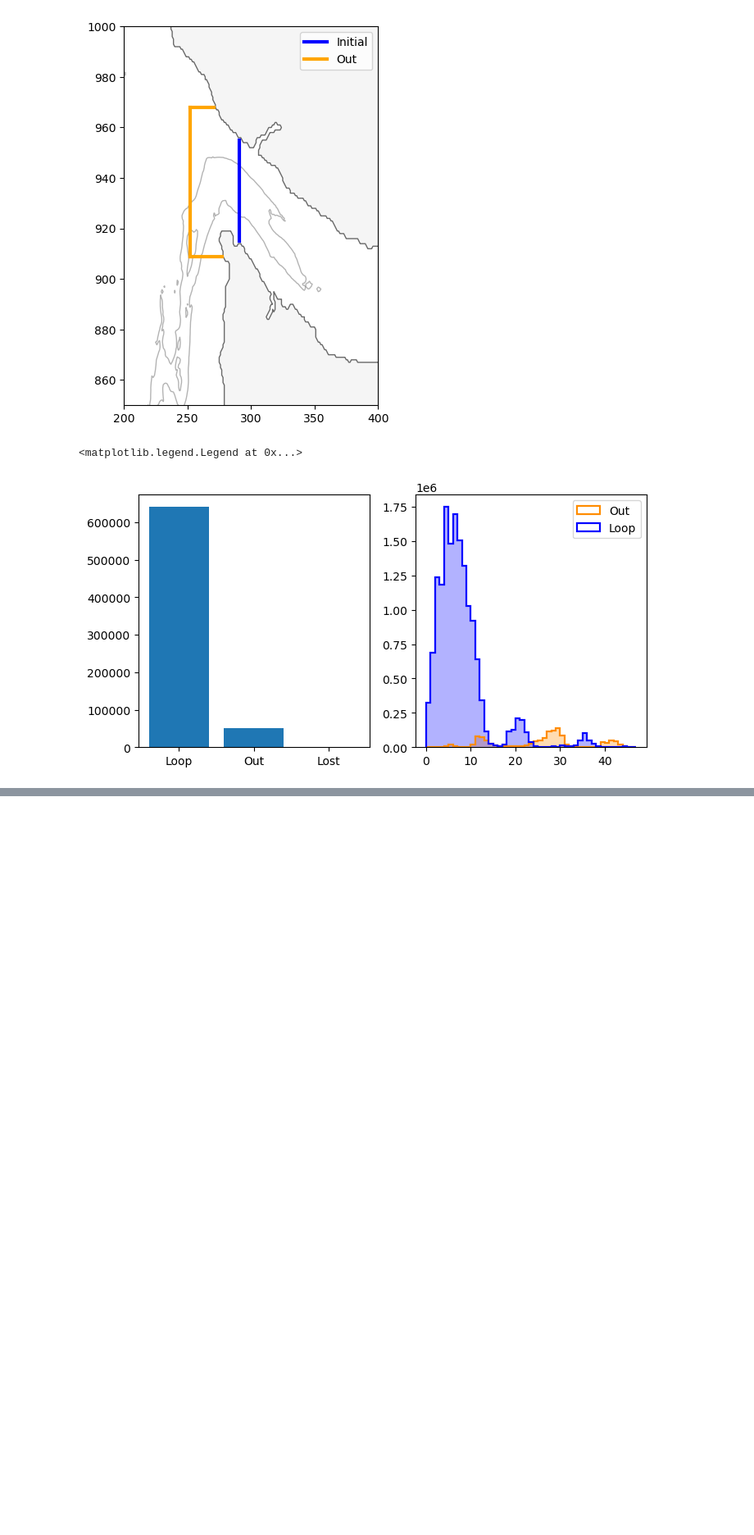
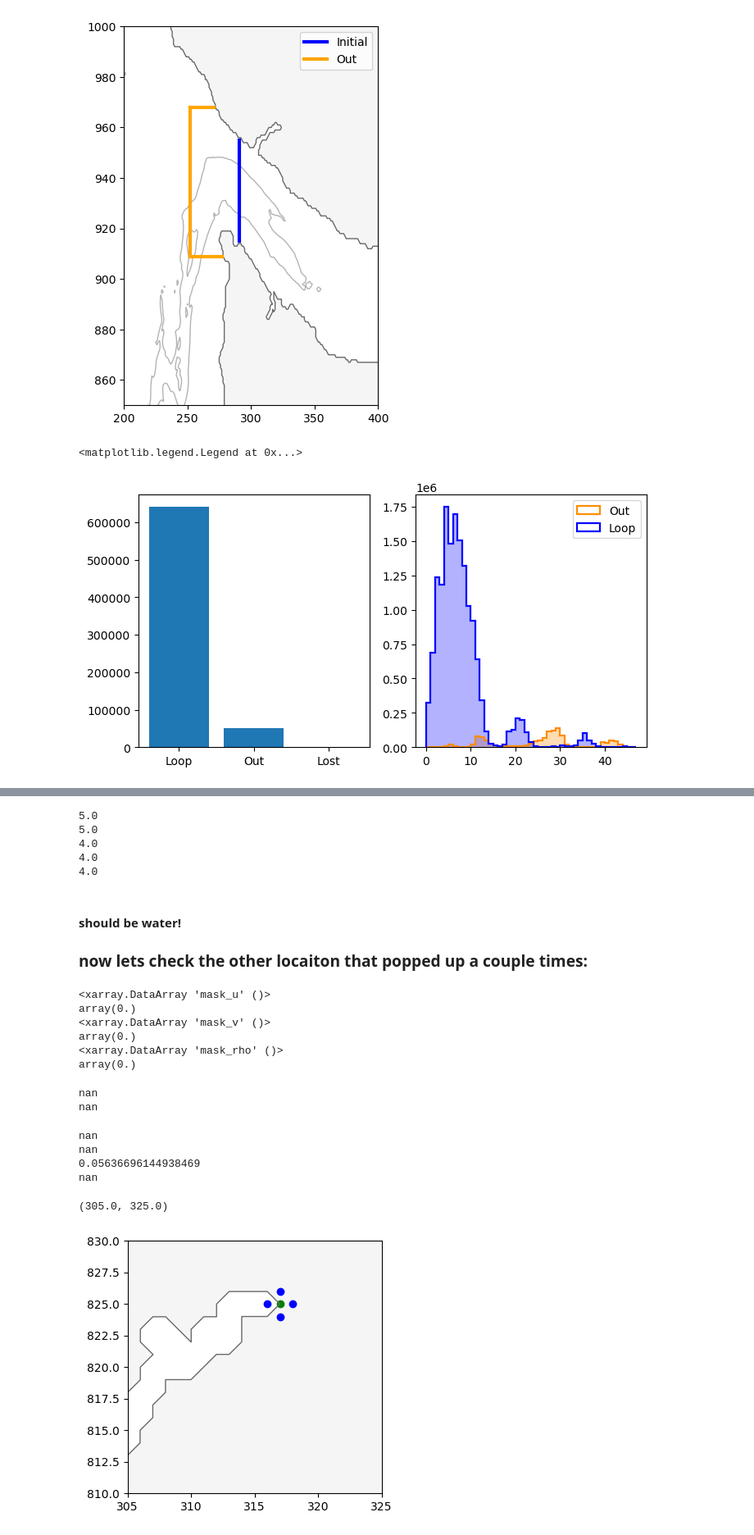
Before and after one commit to rbeutel/LO_user, a Jupyter notebook: ariane/flow_check.ipynb, the cells around one changed output, grey strips where cells are left out. Shown at 82% size. Drawn from its saved outputs; the diff is of its cells as text; code cells hidden in the pictures; blank space fills up the shorter version.

```diff
--- a/ariane/flow_check.ipynb
+++ b/ariane/flow_check.ipynb
@@ -135,0 +238,78 @@ ax[1].legend()
+# %%
+print(data.h[960,323].values) # water
+print(data.h[960,324].values) # water?
+print(data.h[960,325].values) # land
+print(data.h[961,324].values) # land
+print(data.h[959,324].values) # land
+# %% [output]
+5.0
+5.0
+4.0
+4.0
+4.0
+# %% [markdown]
+#### should be water!
+
+### now lets check the other locaiton that popped up a couple times:
+# %%
+# mask first
+# remember, 1 = water, 0 = land
+print(grid.mask_u[825,317])
+print(grid.mask_v[825,317])
+print(grid.mask_rho[825,317])
+# all agree that its land
+# %% [output]
+<xarray.DataArray 'mask_u' ()>
+array(0.)
+<xarray.DataArray 'mask_v' ()>
+array(0.)
+<xarray.DataArray 'mask_rho' ()>
+array(0.)
+# %%
+data = xr.open_dataset('/data1/parker/LO_roms/cas6_v0_live/f2018.03.09/ocean_his_0004.nc')
+print(np.max(np.abs(data.v[0,:,825,317])).values)
+print(np.max(np.abs(data.u[0,:,825,317])).values)
+# makes sense, should be nan on land..
+# %% [output]
+nan
+nan
+# %%
+data = xr.open_dataset('/data1/parker/LO_roms/cas6_v0_live/f2018.03.09/ocean_his_0004.nc')
+#first the v below and above
+print(np.max(np.abs(data.v[0,:,824,317])).values)
+print(np.max(np.abs(data.v[0,:,826,317])).values)
+
+
+#and then the u left and right
+print(np.max(np.abs(data.u[0,:,825,316])).values)
+print(np.max(np.abs(data.u[0,:,825,318])).values)
+# the u to the left is sometimes a number instead of nan!
+# %% [output]
+nan
+nan
+0.05636696144938469
+nan
+# %%
+# zoom in on the point
+fig, ax = plt.subplots(1,1,figsize=(4, 4))
+
+X, Y = np.meshgrid(grid.xi_rho,grid.eta_rho)
+
+ax.contourf(X, Y, grid.mask_rho, levels=[-0.01, 0.01], colors='whitesmoke')
+ax.contour(X, Y, grid.mask_rho, linewidths=1, levels=[-0.01, 0.01], colors='dimgray')
+ax.contour(X, Y,grid.h, linewidths=1, levels=[200, 1000, 2000], colors='dimgray', alpha=0.5)
+
+# the coast crash spot
+ax.scatter([317],[825],c='g')
+# the spots around it
+ax.scatter([317],[824],c='b')
+ax.scatter([317],[826],c='b')
+ax.scatter([316],[825],c='b')
+ax.scatter([318],[825],c='b')
+
+
+ax.set_ylim([810,830])
+ax.set_xlim([305,325])
+# %% [output]
+(305.0, 325.0)
+[figure, added]
```
Also changed, not shown: parts of 9 cells of this notebook.
